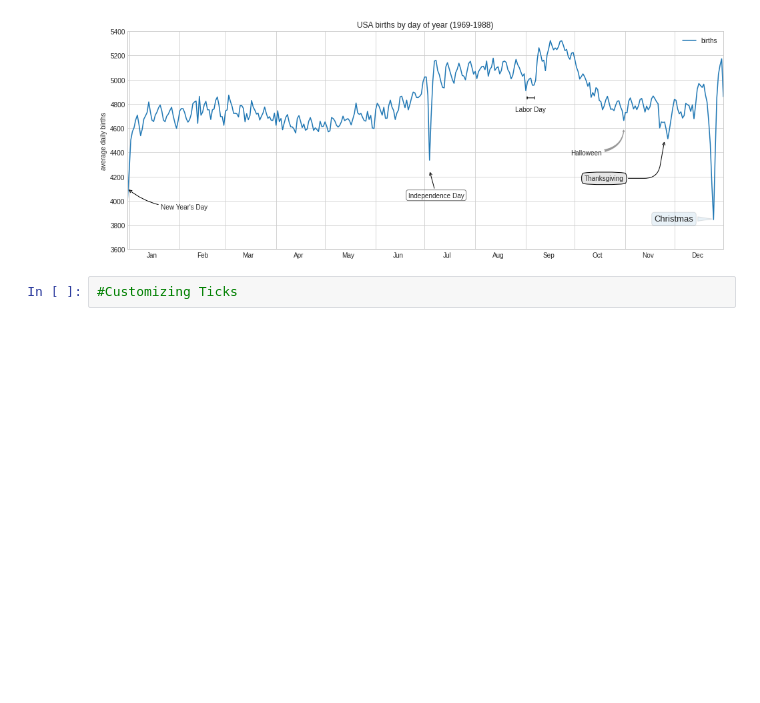
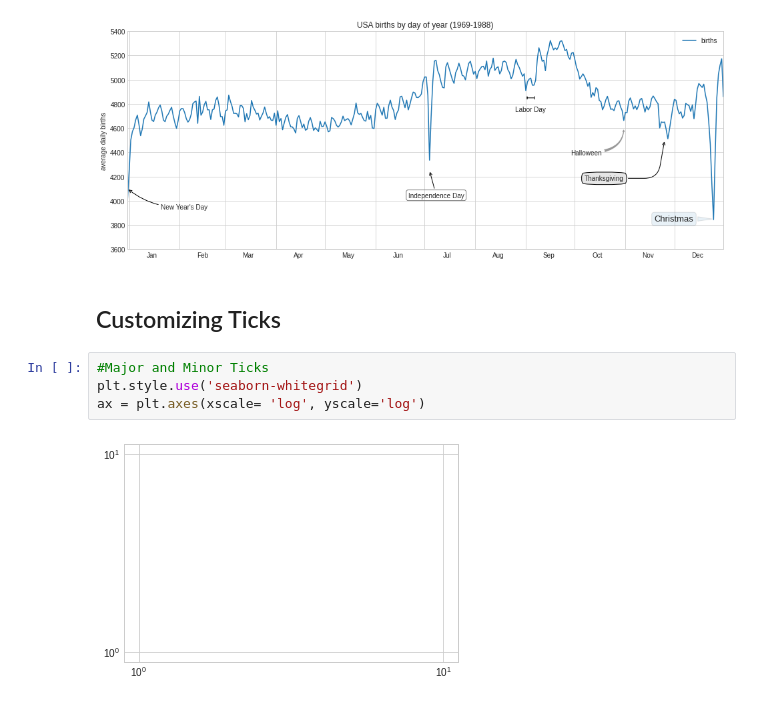
Before and after one commit to KazumaShachou/DataScience, a Jupyter notebook: Matplotlib_3.ipynb, the cells around one changed output. Cells and saved outputs as stored; diff of their text form; blank space fills up the shorter version.

```diff
--- a/Matplotlib_3.ipynb
+++ b/Matplotlib_3.ipynb
@@ -155,5 +155,11 @@ ax.xaxis.set_minor_formatter(mpl.dates.DateFormatter('%h'));
 ax.set_ylim(3600, 5400);
 # %% [output]
 [figure]
-# %%
-#Customizing Ticks
+# %% [markdown]
+## Customizing Ticks
+# %%
+#Major and Minor Ticks
+plt.style.use('seaborn-whitegrid')
+ax = plt.axes(xscale= 'log', yscale='log')
+# %% [output]
+[figure, added]
```
Also changed, not shown: parts of 2 cells of this notebook.
